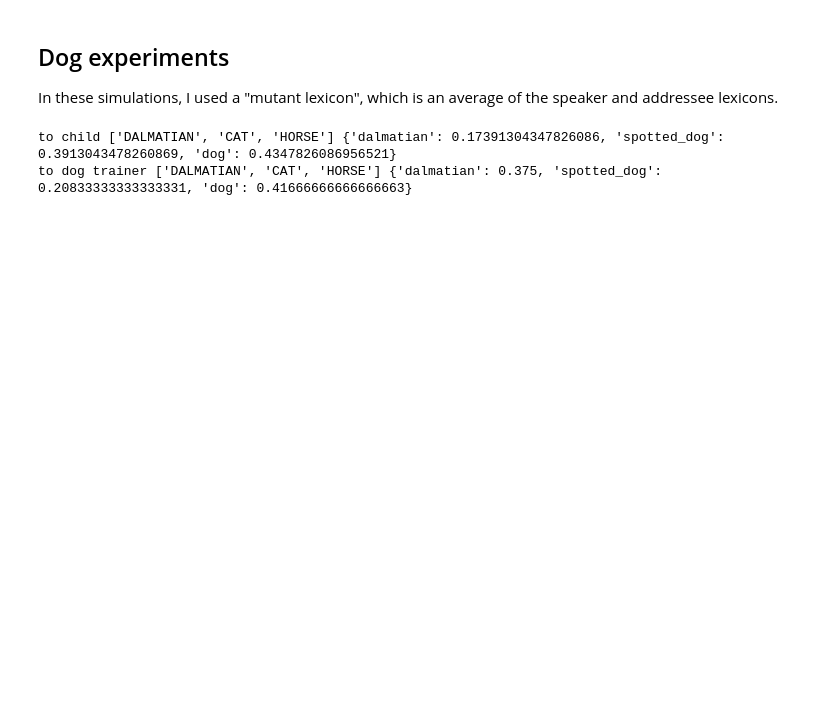
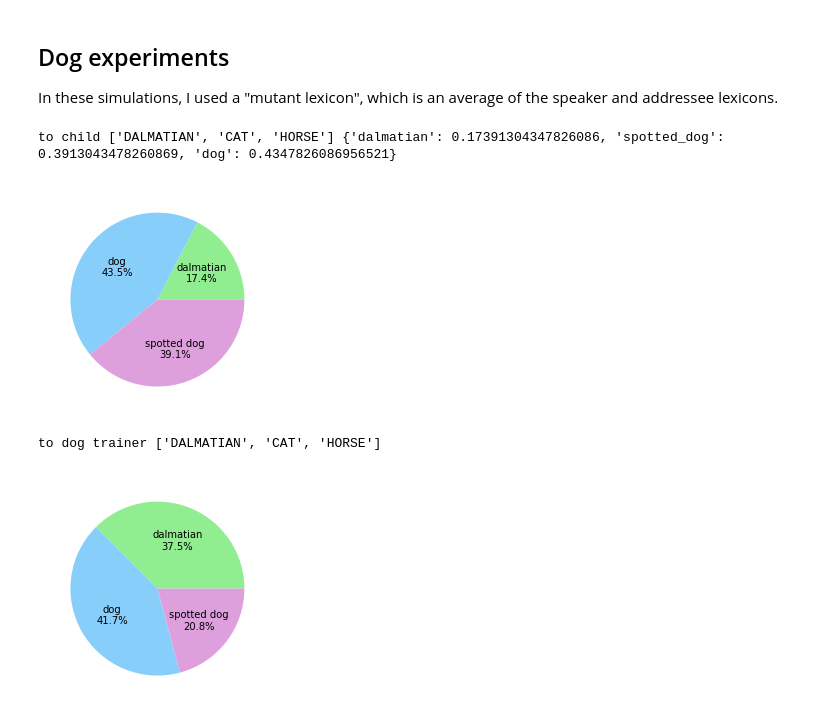
Before and after one commit to annak-k/vocabulary-mismatch-model, a Jupyter notebook: dog_experiments.ipynb, the cells around one changed output. Drawn from its saved outputs; the diff is of its cells as text; code cells hidden in the pictures; blank space fills up the shorter version.

```diff
--- a/dog_experiments.ipynb
+++ b/dog_experiments.ipynb
@@ -9,14 +9,23 @@ child_agent = model.Agent("child", lambda_param=lambda_val)
 adult_agent = model.Agent("general_adult", lambda_param=lambda_val)
 dog_trainer_agent = model.Agent("dog_trainer", lambda_param=lambda_val)
 # %%
+import visualizations
+
 # Without length cost
 context1 = ["DALMATIAN", "CAT", "HORSE"]
 
-print("to child", context1, adult_agent.produce_matrix_mutant(context1, child_agent))
-print("to dog trainer", context1, adult_agent.produce_matrix_mutant(context1, dog_trainer_agent))
+to_child = adult_agent.produce_matrix_mutant(context1, child_agent)
+print("to child", context1, to_child)
+visualizations.make_pie_plot(to_child)
+
+to_dog_trainer = adult_agent.produce_matrix_mutant(context1, dog_trainer_agent)
+print("to dog trainer", context1, )
+visualizations.make_pie_plot(to_dog_trainer)
 # %% [output]
 to child ['DALMATIAN', 'CAT', 'HORSE'] {'dalmatian': 0.17391304347826086, 'spotted_dog': 0.3913043478260869, 'dog': 0.4347826086956521}
-to dog trainer ['DALMATIAN', 'CAT', 'HORSE'] {'dalmatian': 0.375, 'spotted_dog': 0.20833333333333331, 'dog': 0.41666666666666663}
+[figure, added]
+to dog trainer ['DALMATIAN', 'CAT', 'HORSE']
+[figure, added]
 # %%
 # With length cost
 context1 = ["DALMATIAN", "CAT", "HORSE"]
```
Also changed, not shown: parts of 5 cells of this notebook, 2 other files.
